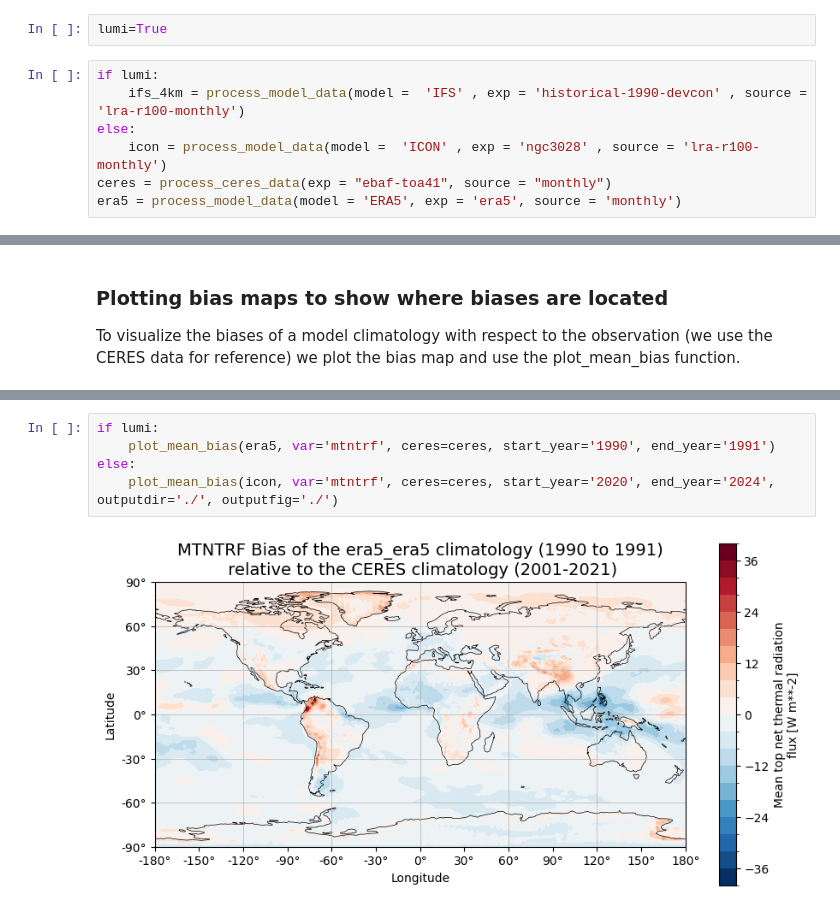
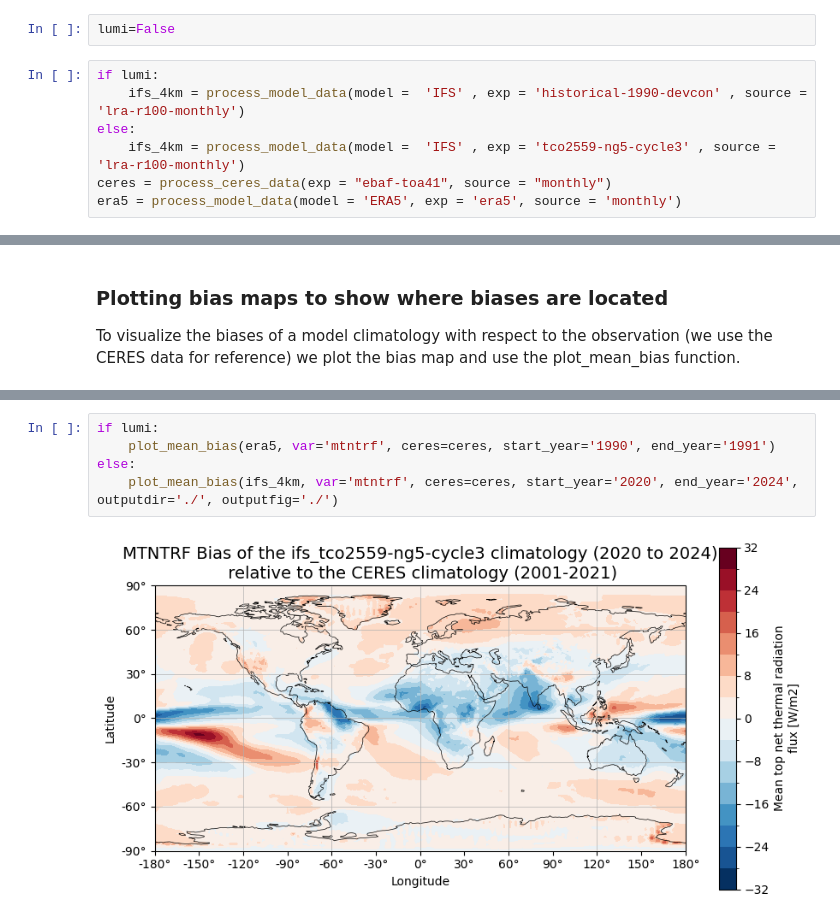
Before and after one commit to Predictia/AQUA, a Jupyter notebook: diagnostics/radiation/notebooks/bias_maps.ipynb, the cells around one changed output, grey strips where cells are left out. Cells and saved outputs as stored; diff of their text form.

Commit message:
The notebooks are tested on Levante and Lumi.

```diff
--- a/diagnostics/radiation/notebooks/bias_maps.ipynb
+++ b/diagnostics/radiation/notebooks/bias_maps.ipynb
@@ -9,12 +9,12 @@ from radiation import plot_bias, plot_maps, plot_mean_bias
 ### Loading the data we need for the analysis
 First we retrieve and process (-> creating fldmeans) some data from the CERES and model output catalogues using the respective functions
 # %%
-lumi=True
+lumi=False
 # %%
 if lumi:
     ifs_4km = process_model_data(model =  'IFS' , exp = 'historical-1990-devcon' , source = 'lra-r100-monthly')
 else:
-    icon = process_model_data(model =  'ICON' , exp = 'ngc3028' , source = 'lra-r100-monthly')
+    ifs_4km = process_model_data(model =  'IFS' , exp = 'tco2559-ng5-cycle3' , source = 'lra-r100-monthly')
 ceres = process_ceres_data(exp = "ebaf-toa41", source = "monthly")
 era5 = process_model_data(model = 'ERA5', exp = 'era5', source = 'monthly')
 # %% [output]
@@ -40,7 +35,7 @@ else:
 # %%
 if lumi:
     plot_mean_bias(era5, var='mtntrf', ceres=ceres, start_year='1990', end_year='1991')
 else:
-    plot_mean_bias(icon, var='mtntrf', ceres=ceres, start_year='2020', end_year='2024', outputdir='./', outputfig='./')
+    plot_mean_bias(ifs_4km, var='mtntrf', ceres=ceres, start_year='2020', end_year='2024', outputdir='./', outputfig='./')
 # %% [output]
-[figure, old version]
+[figure, new version]
```
Also changed, not shown: parts of 3 cells of this notebook, 4 other files.
